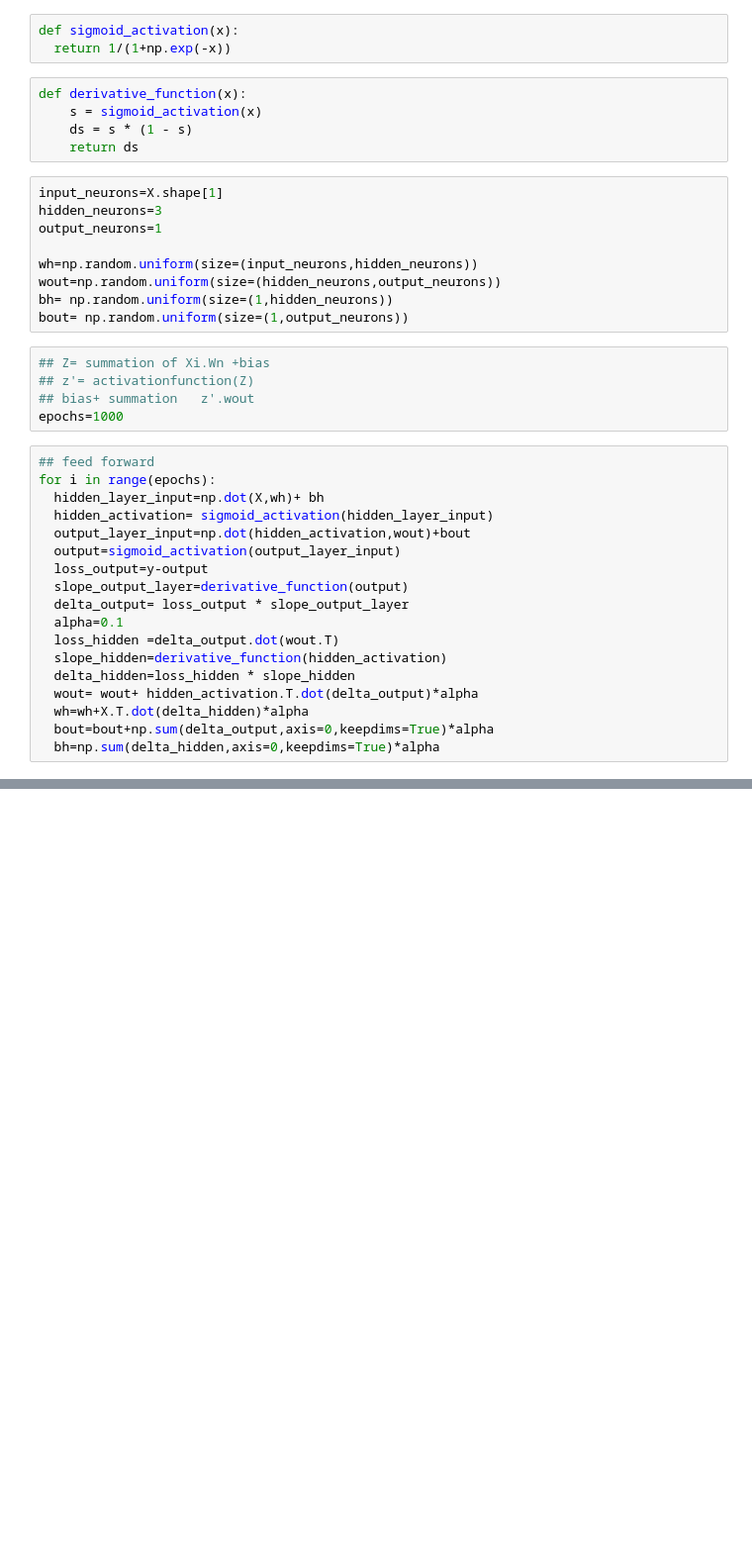
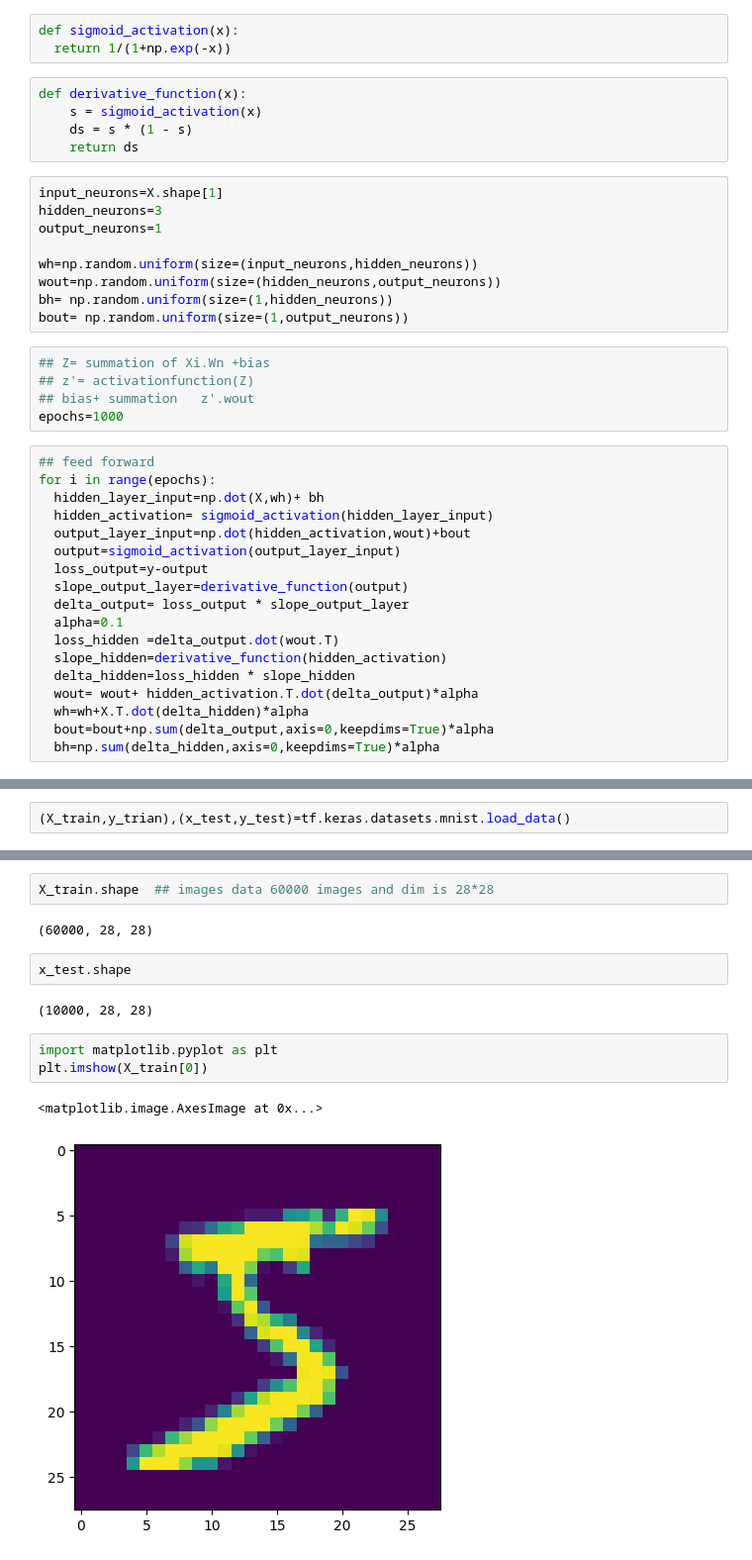
Before and after one commit to vansh-virmani/NextGenAI, a Jupyter notebook: deep_learning0.ipynb, the cells around one changed output, grey strips where cells are left out. Shown at 99% size. Saved outputs shown, nothing was run; the diff lists cells and outputs as text; blank space fills up the shorter version.

```diff
--- a/deep_learning0.ipynb
+++ b/deep_learning0.ipynb
@@ -61,0 +60,2 @@ print(output)
+# %%
+(X_train,y_trian),(x_test,y_test)=tf.keras.datasets.mnist.load_data()
@@ -61,0 +65,14 @@ print(output)
+# %%
+X_train.shape  ## images data 60000 images and dim is 28*28
+# %% [output]
+(60000, 28, 28)
+# %%
+x_test.shape
+# %% [output]
+(10000, 28, 28)
+# %%
+import matplotlib.pyplot as plt
+plt.imshow(X_train[0])
+# %% [output]
+<matplotlib.image.AxesImage at 0x...>
+[figure, added]
```
Also changed, not shown: parts of 11 cells of this notebook.
